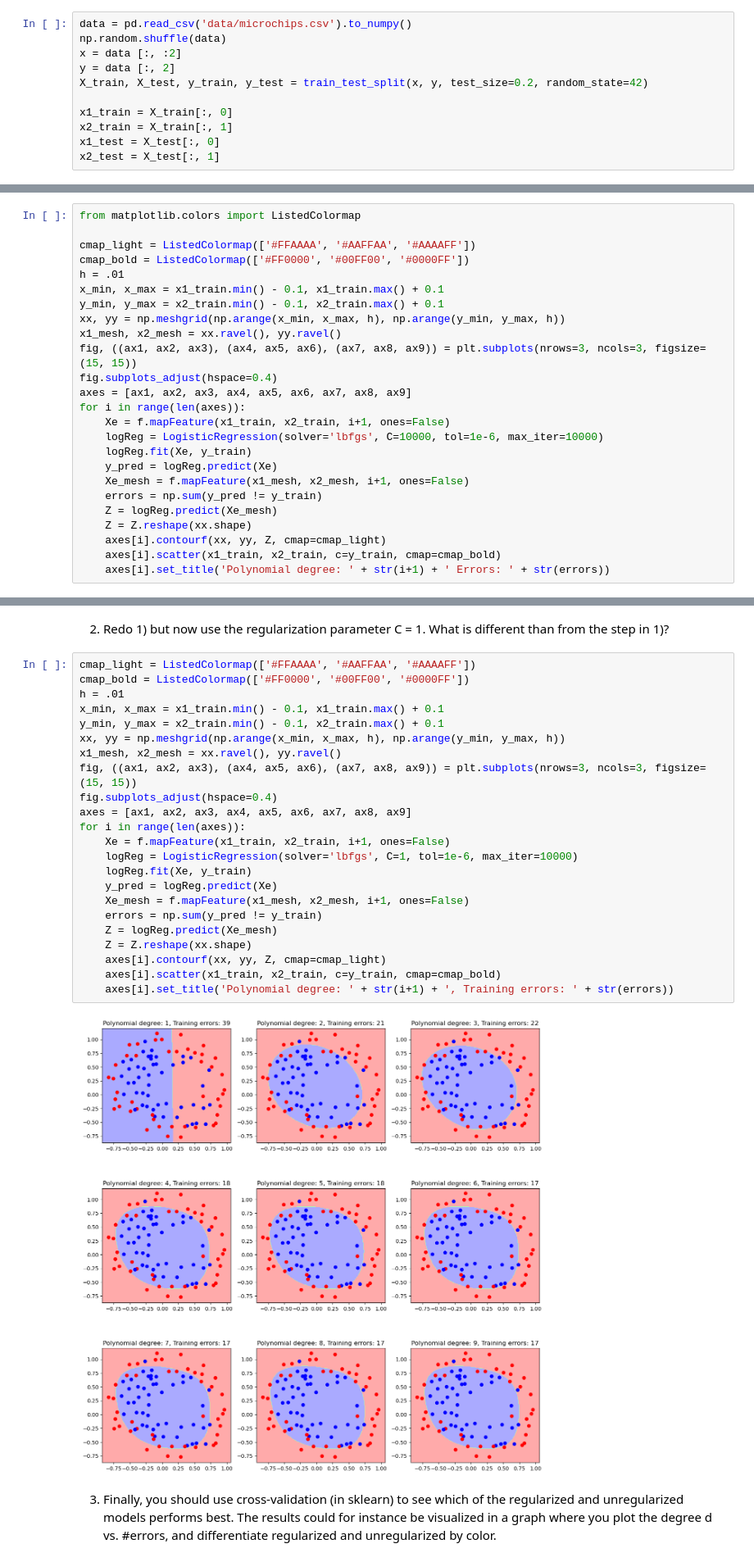
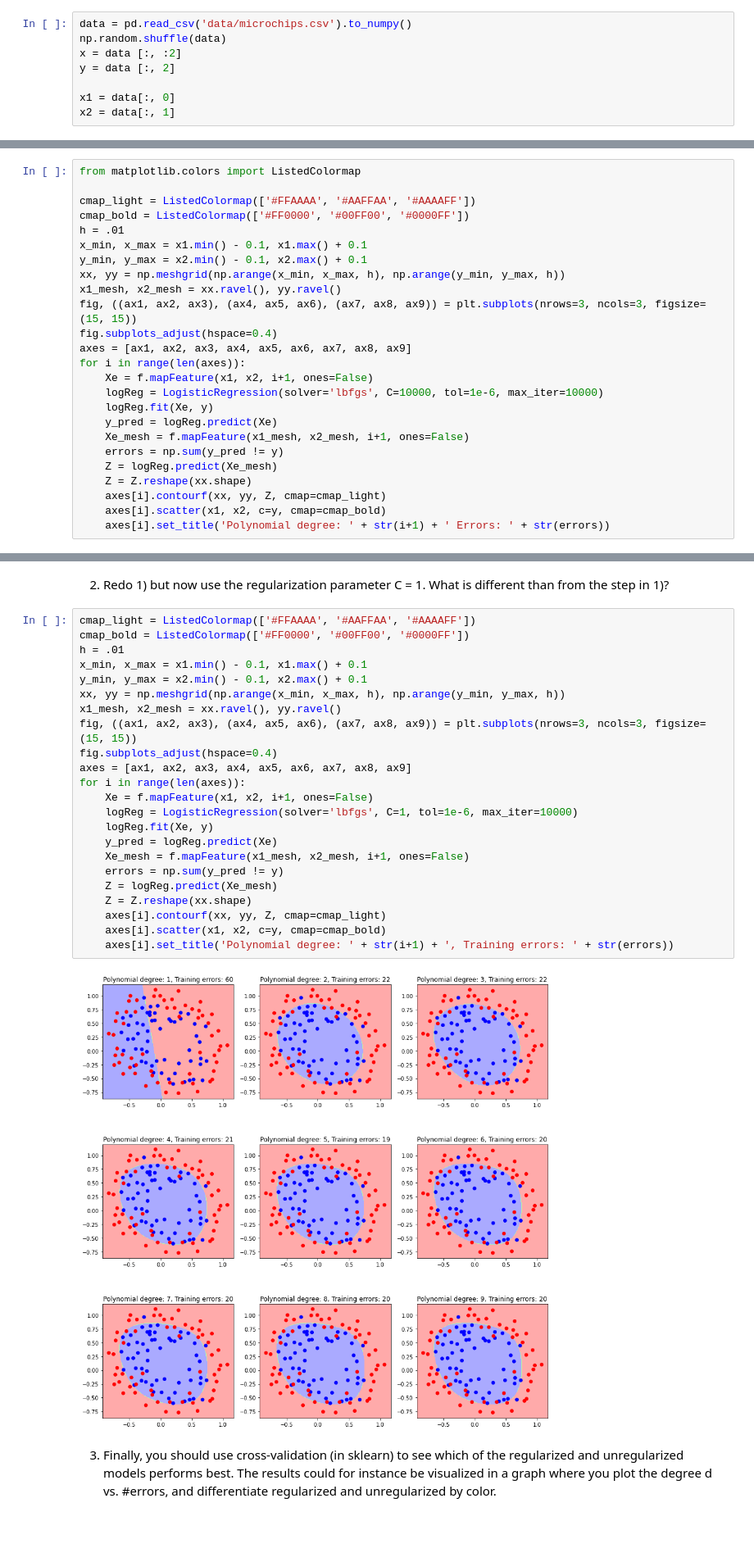
Before and after one commit to djolodjolo23/machine_learning_a2, a Jupyter notebook: Excercise5.ipynb, the cells around one changed output, grey strips where cells are left out. Shown at 82% size. Cells and saved outputs as stored; diff of their text form; blank space fills up the shorter version.

```diff
--- a/Excercise5.ipynb
+++ b/Excercise5.ipynb
@@ -10,12 +10,9 @@ data = pd.read_csv('data/microchips.csv').to_numpy()
 np.random.shuffle(data)
 x = data [:, :2]
 y = data [:, 2]
-X_train, X_test, y_train, y_test = train_test_split(x, y, test_size=0.2, random_state=42)
 
-x1_train = X_train[:, 0]
-x2_train = X_train[:, 1]
-x1_test = X_test[:, 0]
-x2_test = X_test[:, 1]
+x1 = data[:, 0]
+x2 = data[:, 1]
 # %% [markdown]
 1. Use Logistic regression and mapFeatures from the previous exercise to construct nine
 different classifiers, one for each of the degrees d 2 [1; 9], and produce a figure containing a
@@ -27,23 +24,23 @@ from matplotlib.colors import ListedColormap
 cmap_light = ListedColormap(['#FFAAAA', '#AAFFAA', '#AAAAFF'])
 cmap_bold = ListedColormap(['#FF0000', '#00FF00', '#0000FF'])
 h = .01
-x_min, x_max = x1_train.min() - 0.1, x1_train.max() + 0.1
-y_min, y_max = x2_train.min() - 0.1, x2_train.max() + 0.1
+x_min, x_max = x1.min() - 0.1, x1.max() + 0.1
+y_min, y_max = x2.min() - 0.1, x2.max() + 0.1
 xx, yy = np.meshgrid(np.arange(x_min, x_max, h), np.arange(y_min, y_max, h))
 x1_mesh, x2_mesh = xx.ravel(), yy.ravel()
 fig, ((ax1, ax2, ax3), (ax4, ax5, ax6), (ax7, ax8, ax9)) = plt.subplots(nrows=3, ncols=3, figsize=(15, 15))
 fig.subplots_adjust(hspace=0.4)
 axes = [ax1, ax2, ax3, ax4, ax5, ax6, ax7, ax8, ax9]
 for i in range(len(axes)):
-    Xe = f.mapFeature(x1_train, x2_train, i+1, ones=False)
+    Xe = f.mapFeature(x1, x2, i+1, ones=False)
     logReg = LogisticRegression(solver='lbfgs', C=10000, tol=1e-6, max_iter=10000)
-    logReg.fit(Xe, y_train)
+    logReg.fit(Xe, y)
     y_pred = logReg.predict(Xe)
     Xe_mesh = f.mapFeature(x1_mesh, x2_mesh, i+1, ones=False)
-    errors = np.sum(y_pred != y_train)
+    errors = np.sum(y_pred != y)
     Z = logReg.predict(Xe_mesh)
     Z = Z.reshape(xx.shape)
     axes[i].contourf(xx, yy, Z, cmap=cmap_light)
-    axes[i].scatter(x1_train, x2_train, c=y_train, cmap=cmap_bold)
+    axes[i].scatter(x1, x2, c=y, cmap=cmap_bold)
     axes[i].set_title('Polynomial degree: ' + str(i+1) + ' Errors: ' + str(errors))
 # %% [output]
@@ -54,28 +51,28 @@ step in 1)?
 # %%
 cmap_light = ListedColormap(['#FFAAAA', '#AAFFAA', '#AAAAFF'])
 cmap_bold = ListedColormap(['#FF0000', '#00FF00', '#0000FF'])
 h = .01
-x_min, x_max = x1_train.min() - 0.1, x1_train.max() + 0.1
-y_min, y_max = x2_train.min() - 0.1, x2_train.max() + 0.1
+x_min, x_max = x1.min() - 0.1, x1.max() + 0.1
+y_min, y_max = x2.min() - 0.1, x2.max() + 0.1
 xx, yy = np.meshgrid(np.arange(x_min, x_max, h), np.arange(y_min, y_max, h))
 x1_mesh, x2_mesh = xx.ravel(), yy.ravel()
 fig, ((ax1, ax2, ax3), (ax4, ax5, ax6), (ax7, ax8, ax9)) = plt.subplots(nrows=3, ncols=3, figsize=(15, 15))
 fig.subplots_adjust(hspace=0.4)
 axes = [ax1, ax2, ax3, ax4, ax5, ax6, ax7, ax8, ax9]
 for i in range(len(axes)):
-    Xe = f.mapFeature(x1_train, x2_train, i+1, ones=False)
+    Xe = f.mapFeature(x1, x2, i+1, ones=False)
     logReg = LogisticRegression(solver='lbfgs', C=1, tol=1e-6, max_iter=10000)
-    logReg.fit(Xe, y_train)
+    logReg.fit(Xe, y)
     y_pred = logReg.predict(Xe)
     Xe_mesh = f.mapFeature(x1_mesh, x2_mesh, i+1, ones=False)
-    errors = np.sum(y_pred != y_train)
+    errors = np.sum(y_pred != y)
     Z = logReg.predict(Xe_mesh)
     Z = Z.reshape(xx.shape)
     axes[i].contourf(xx, yy, Z, cmap=cmap_light)
-    axes[i].scatter(x1_train, x2_train, c=y_train, cmap=cmap_bold)
+    axes[i].scatter(x1, x2, c=y, cmap=cmap_bold)
     axes[i].set_title('Polynomial degree: ' + str(i+1) + ', Training errors: ' + str(errors))
 # %% [output]
-[figure, old version]
+[figure, new version]
 # %% [markdown]
 3. Finally, you should use cross-validation (in sklearn) to see which of the regularized and
 unregularized models performs best. The results could for instance be visualized in a graph
```
Also changed, not shown: parts of 3 cells of this notebook.
